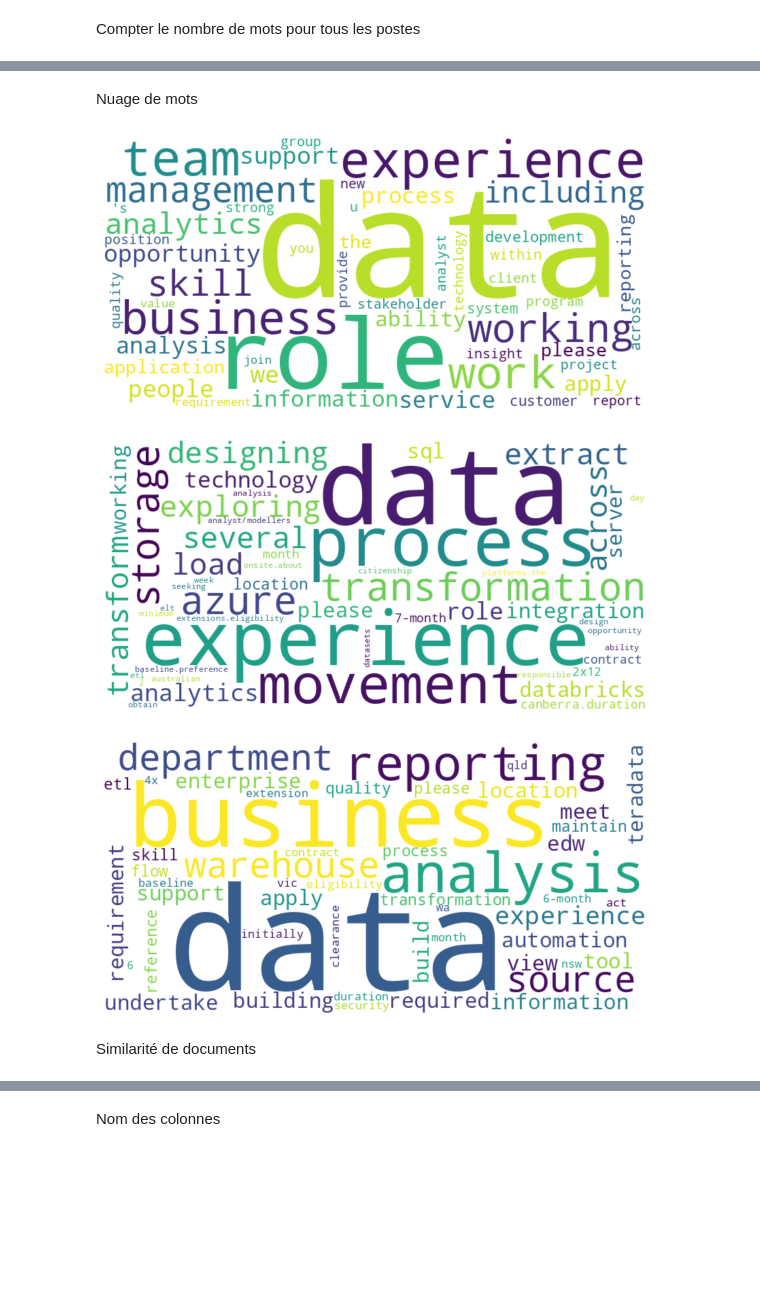
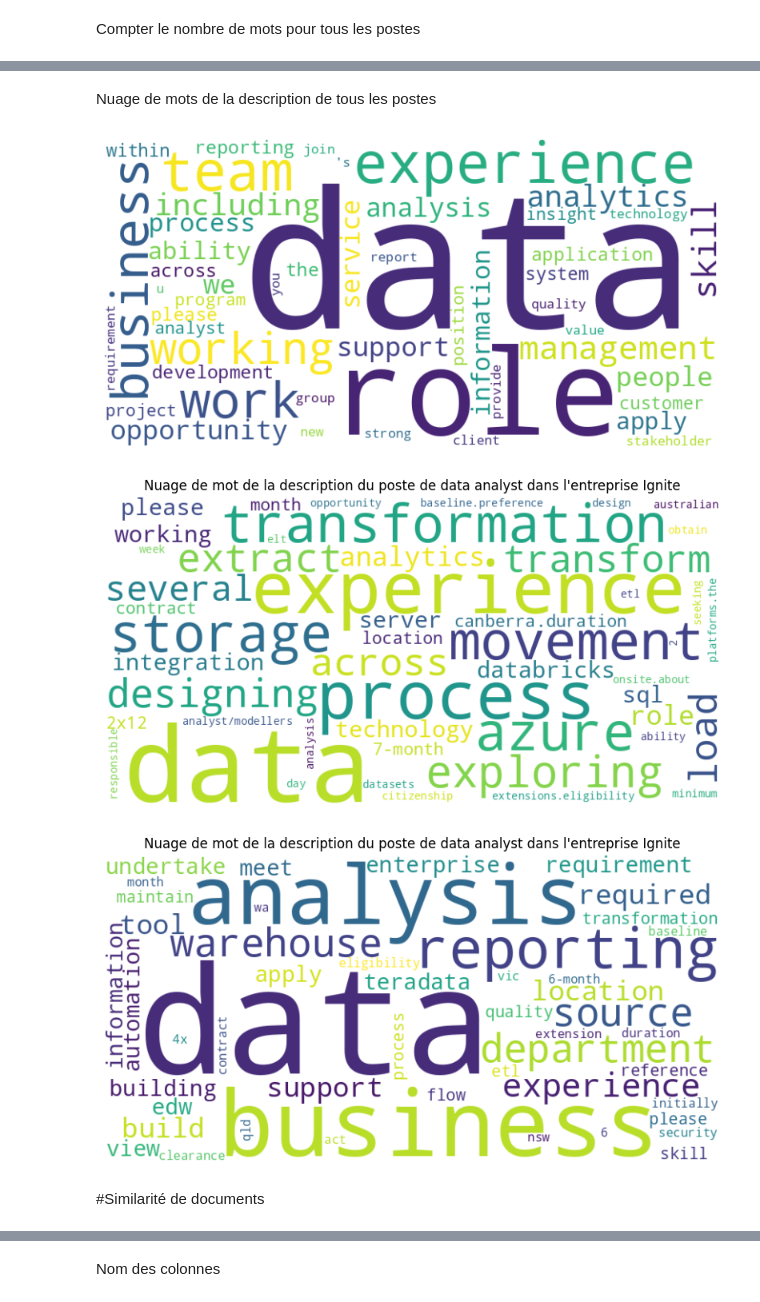
Before and after one commit to fmezirard/TAL, a Jupyter notebook: TraitementPoste.ipynb, the cells around one changed output, grey strips where cells are left out. Cells and saved outputs as stored; diff of their text form; code cells hidden in the pictures; blank space fills up the shorter version.

```diff
--- a/TraitementPoste.ipynb
+++ b/TraitementPoste.ipynb
@@ -219,5 +206,6 @@ for document in df.description_compte:
 
 # Convertissez le dictionnaire defaultdict en un dictionnaire ordinaire
 resultat = dict(sommes)
-resultat
+resultat=dict(sorted(resultat.items(), key=lambda item: item[1],reverse=True))
+list(resultat.items())[:10]
 # %% [output]
@@ -241,5 +222,5 @@ resultat
 # %% [markdown]
-Nuage de mots
+Nuage de mots de la description de tous les postes
 # %%
 def nuage_de_mots(resultat,sauvegarde):
     # Créez un objet WordCloud
@@ -254,37 +235,37 @@ def nuage_de_mots(resultat,sauvegarde):
     plt.axis('off')
 
     # Sauvegardez l'image
-    plt.savefig(f"{sauvegarde}.jpeg")
+    plt.savefig(f"Wordcloud/{sauvegarde}.jpeg")
 
     plt.show()
 
 nuage_de_mots(resultat,"nuage_de_mots_description_lem")
 # %% [output]
-[figure, old version]
+[figure, new version]
 # %%
 def nuage_de_mots_choix_ent_poste(df,entreprise,metier):
     # Créez un objet WordCloud
 
     nuage_de_mots = WordCloud(width=800, height=400, background_color='white',max_words=50)
     freq=df[(df['entreprise'] == entreprise) & (df['titre_lem_modified'] == metier)].description_compte
     # Générez le nuage de mots à partir du dictionnaire
     for i in list(freq.index):
         nuage_de_mots.generate_from_frequencies(freq.loc[i])
     #Affichez le nuage de mots
 
         plt.figure(figsize=(10, 5))
         plt.imshow(nuage_de_mots, interpolation='bilinear')
         plt.axis('off')
-
+        plt.title(f"Nuage de mot de la description du poste de {metier} dans l'entreprise {entreprise}")
         # Sauvegardez l'image
-        #plt.savefig(f"wordcloud_{entreprise}_{metier}_{i}.jpeg")
+        plt.savefig(f"Wordcloud/wordcloud_{entreprise}_{metier}_{i}.jpeg")
 
         plt.show()
 
 
 nuage_de_mots_choix_ent_poste(df,"Ignite","data analyst")
 # %% [output]
-[figure, old version]
+[figure, new version]
-[figure, old version]
+[figure, new version]
 # %% [markdown]
-Similarité de documents
+#Similarité de documents
```
Also changed, not shown: parts of 23 cells of this notebook, 2 other files.
